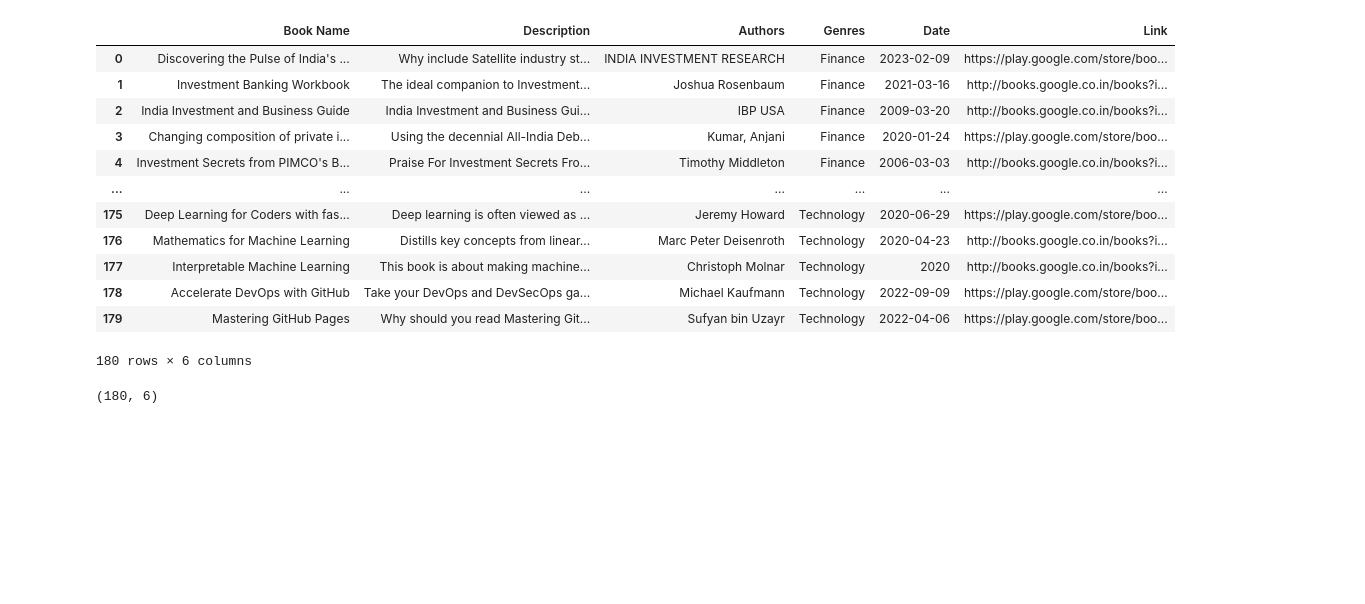
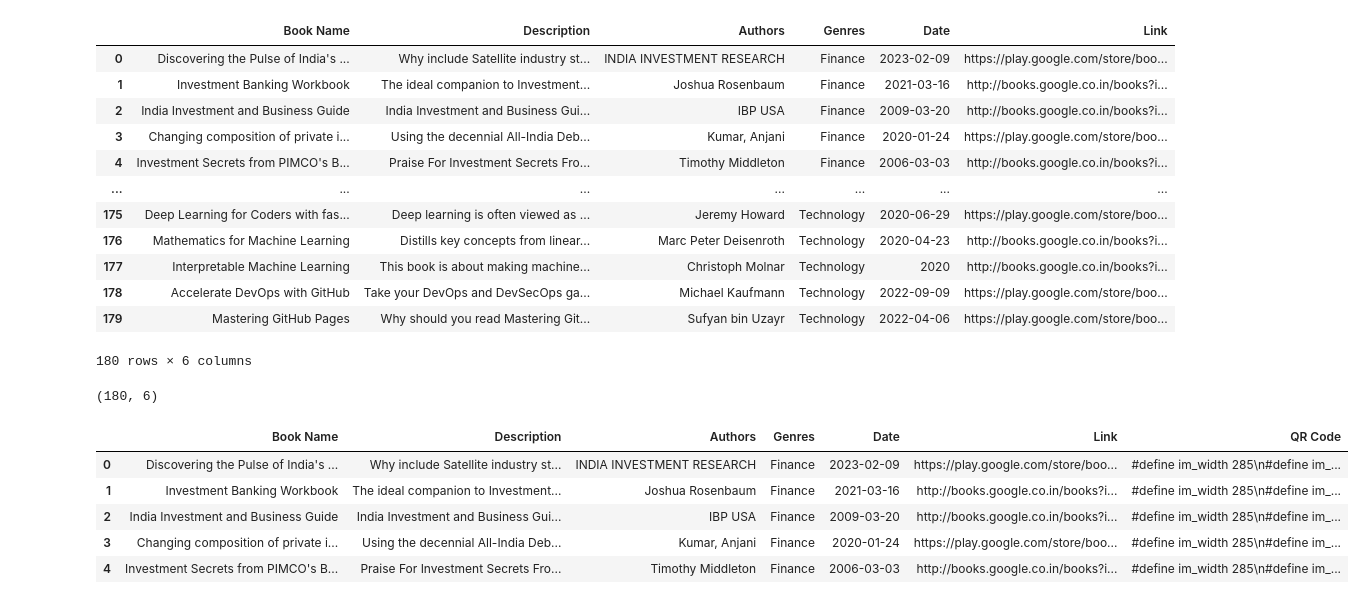
Before and after one commit to Ehteesham/library_system, a Jupyter notebook: Notebooks/web_scrap.ipynb, the cells around one changed output. Drawn from its saved outputs; the diff is of its cells as text; code cells hidden in the pictures; blank space fills up the shorter version.

Commit message:
added Books QR in dataset and GUI

```diff
--- a/Notebooks/web_scrap.ipynb
+++ b/Notebooks/web_scrap.ipynb
@@ -85,0 +89,18 @@ merged_df.shape
+# %%
+def qrcode(data):
+    code = pyqrcode.create(data)
+    code_xbm = code.xbm(scale = 5)
+    return code_xbm
+# %%
+df = pd.read_csv("D:/CodeClause/Library Management System/Data/books_manegment.csv")
+# %%
+df["QR Code"] = df["Link"].apply(qrcode)
+# %%
+df.head()
+# %% [output]
+|  | Book Name | Description | Authors | Genres | Date | Link | QR Code |
+| 0 | Discovering the Pulse of India's ... | Why include Satellite industry st... | INDIA INVESTMENT RESEARCH | Finance | 2023-02-09 | https://play.google.com/store/boo... | #define im_width 285\n#define im_... |
+| 1 | Investment Banking Workbook | The ideal companion to Investment... | Joshua Rosenbaum | Finance | 2021-03-16 | http://books.google.co.in/books?i... | #define im_width 285\n#define im_... |
+| 2 | India Investment and Business Guide | India Investment and Business Gui... | IBP USA | Finance | 2009-03-20 | http://books.google.co.in/books?i... | #define im_width 285\n#define im_... |
+| 3 | Changing composition of private i... | Using the decennial All-India Deb... | Kumar, Anjani | Finance | 2020-01-24 | https://play.google.com/store/boo... | #define im_width 285\n#define im_... |
+| 4 | Investment Secrets from PIMCO's B... | Praise For Investment Secrets Fro... | Timothy Middleton | Finance | 2006-03-03 | http://books.google.co.in/books?i... | #define im_width 285\n#define im_... |
```
Also changed, not shown: parts of 2 cells of this notebook, 7 other files.
